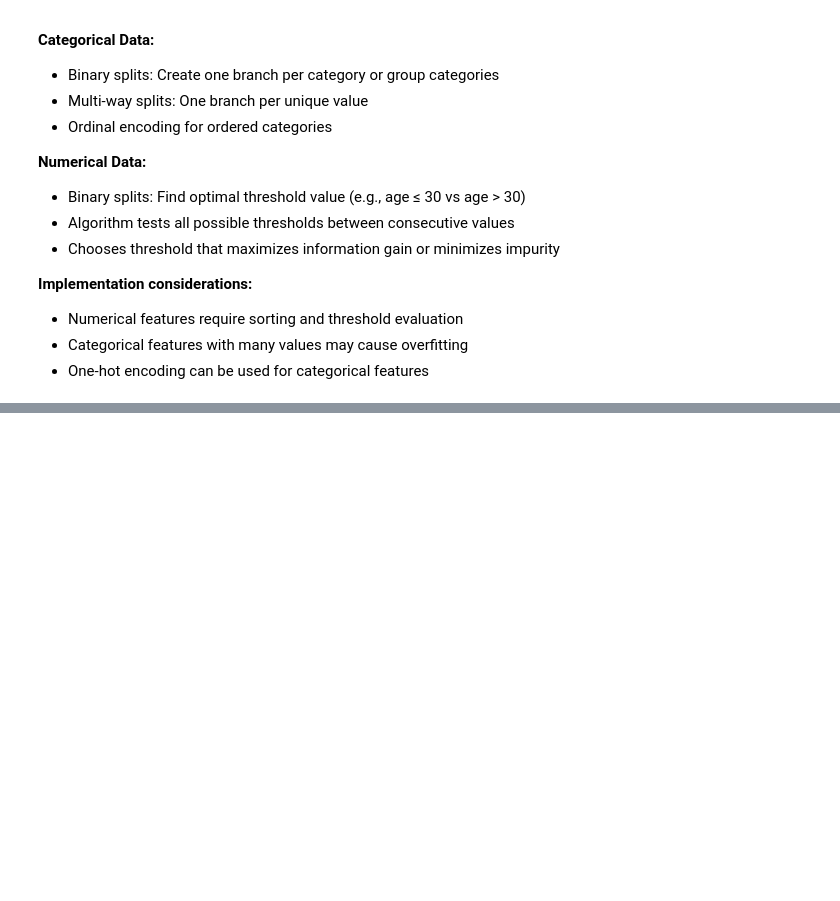
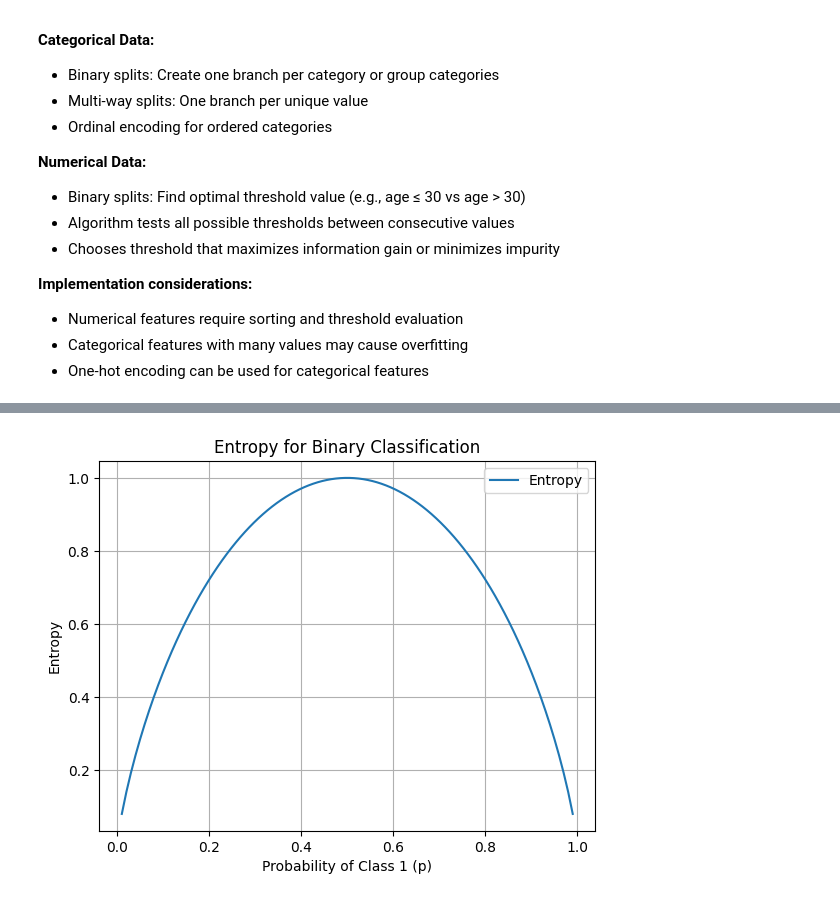
Before and after one commit to fp05107/PW_Skills_Assignments, a Jupyter notebook: Interview/ML/Decision_Tree_Interview.ipynb, the cells around one changed output, grey strips where cells are left out. Cells and saved outputs as stored; diff of their text form; code cells hidden in the pictures; blank space fills up the shorter version.

```diff
--- a/Interview/ML/Decision_Tree_Interview.ipynb
+++ b/Interview/ML/Decision_Tree_Interview.ipynb
@@ -57,0 +113,13 @@ If we have 9 positive and 5 negative examples:
+# %%
+p = np.linspace(0.01, 0.99, 100)
+entropy = - (p * np.log2(p) + (1-p) * np.log2(1-p))
+
+plt.plot(p, entropy, label="Entropy")
+plt.xlabel("Probability of Class 1 (p)")
+plt.ylabel("Entropy")
+plt.title("Entropy for Binary Classification")
+plt.legend()
+plt.grid(True)
+plt.show()
+# %% [output]
+[figure, added]
```
Also changed, not shown: parts of 13 cells of this notebook, 2 other files.
